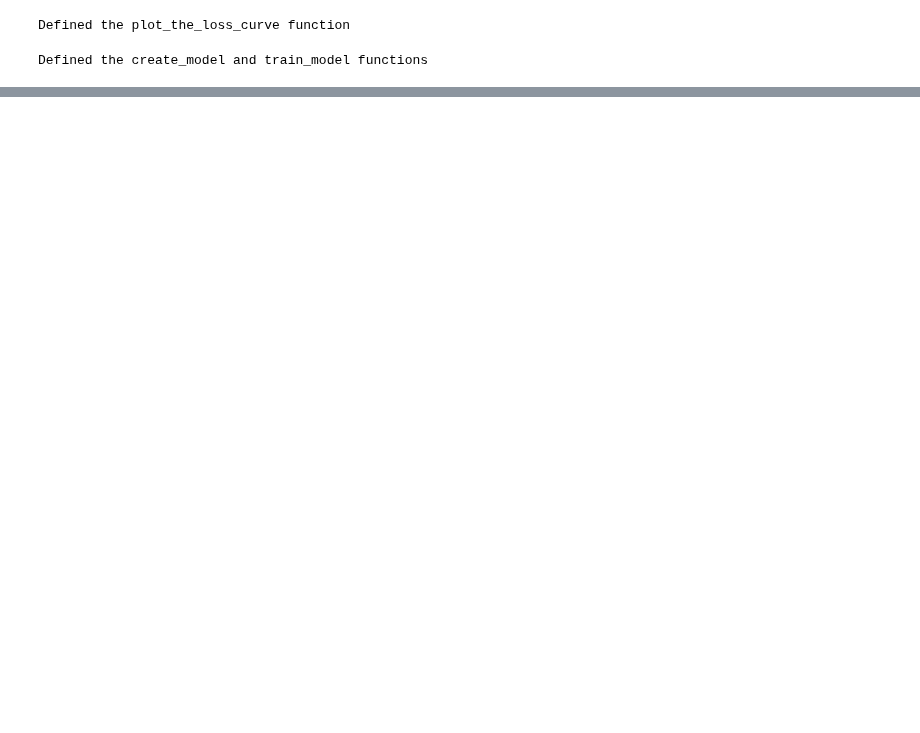
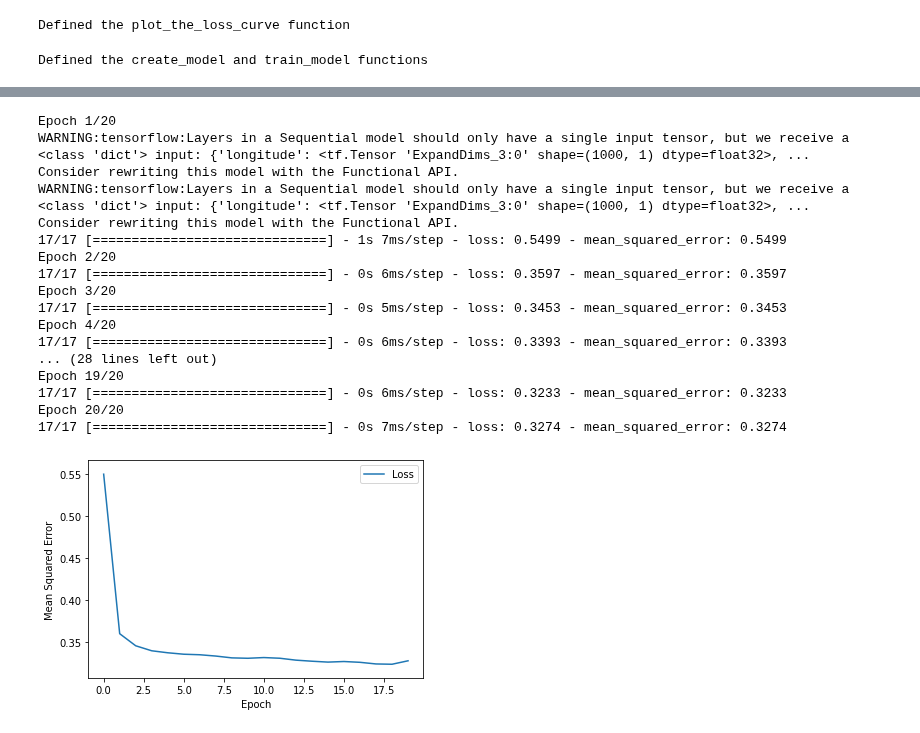
Before and after one commit to fasthill/google-ML-crash-course, a Jupyter notebook: 5. Intro to neural nets.ipynb, the cells around one changed output, grey strips where cells are left out. Saved outputs shown, nothing was run; the diff lists cells and outputs as text; code cells hidden in the pictures; blank space fills up the shorter version.

```diff
--- a/5. Intro to neural nets.ipynb
+++ b/5. Intro to neural nets.ipynb
@@ -159,0 +204,16 @@ Consider rewriting this model with the Functional API.
+# %%
+def train_model(model, dataset, epochs, label_name, batch_size=None):
+    #Split the dataset into features and label
+    features = {name:np.array(value) for name, value in dataset.items()}
+    label = np.array(features.pop(label_name))
+    history = model.fit(x=features, y = label, epochs=epochs, batch_size=batch_size, shuffle=True)
+
+    # The list of epochs is stored separately from the rest of history
+    epochs = history.epoch
+
+    # To track the pregression of training,
+    # gather a snapshot of the model's mean squared error at each epoch
+    hist = pd.DataFrame(history.history)
+    mse = hist['mean_squared_error']
+
+    return epochs, mse
@@ -159,0 +225,36 @@ Consider rewriting this model with the Functional API.
+# %%
+# The following variables are the hyperparameters.
+learning_rate = 0.01
+epochs = 20
+batch_size = 1000
+
+# Specify the label
+label_name = "median_house_value"
+
+# Establish the model's topography.
+my_model = create_model(learning_rate, my_feature_layer)
+
+# Train the model on the normalized training set. We're passing the entire
+# normalized training set, but the model will only use the features
+# defined by the feature_layer.
+epochs, mse = train_model(my_model, train_df_norm, epochs, label_name, batch_size)
+plot_the_loss_curve(epochs, mse)
+# %% [output]
+Epoch 1/20
+WARNING:tensorflow:Layers in a Sequential model should only have a single input tensor, but we receive a <class 'dict'> input: {'longitude': <tf.Tensor 'ExpandDims_3:0' shape=(1000, 1) dtype=float32>, ...
+Consider rewriting this model with the Functional API.
+WARNING:tensorflow:Layers in a Sequential model should only have a single input tensor, but we receive a <class 'dict'> input: {'longitude': <tf.Tensor 'ExpandDims_3:0' shape=(1000, 1) dtype=float32>, ...
+Consider rewriting this model with the Functional API.
+17/17 [==============================] - 1s 7ms/step - loss: 0.5499 - mean_squared_error: 0.5499
+Epoch 2/20
+17/17 [==============================] - 0s 6ms/step - loss: 0.3597 - mean_squared_error: 0.3597
+Epoch 3/20
+17/17 [==============================] - 0s 5ms/step - loss: 0.3453 - mean_squared_error: 0.3453
+Epoch 4/20
+17/17 [==============================] - 0s 6ms/step - loss: 0.3393 - mean_squared_error: 0.3393
+... (28 lines left out)
+Epoch 19/20
+17/17 [==============================] - 0s 6ms/step - loss: 0.3233 - mean_squared_error: 0.3233
+Epoch 20/20
+17/17 [==============================] - 0s 7ms/step - loss: 0.3274 - mean_squared_error: 0.3274
+[figure, added]
```
Also changed, not shown: parts of 10 cells of this notebook.
